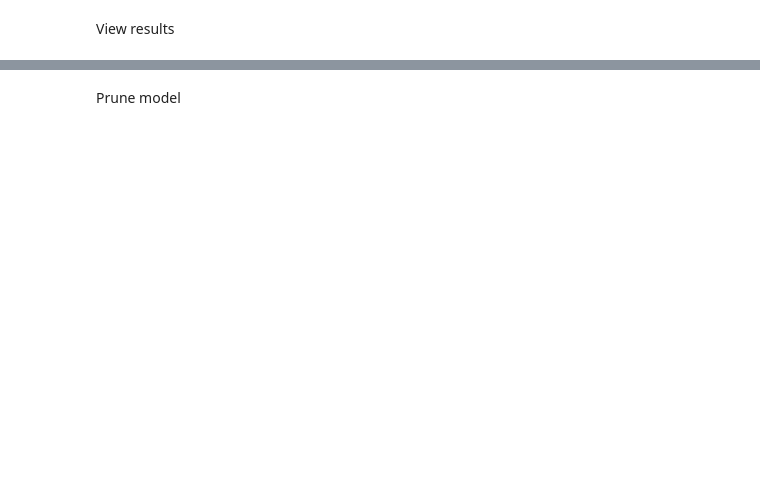
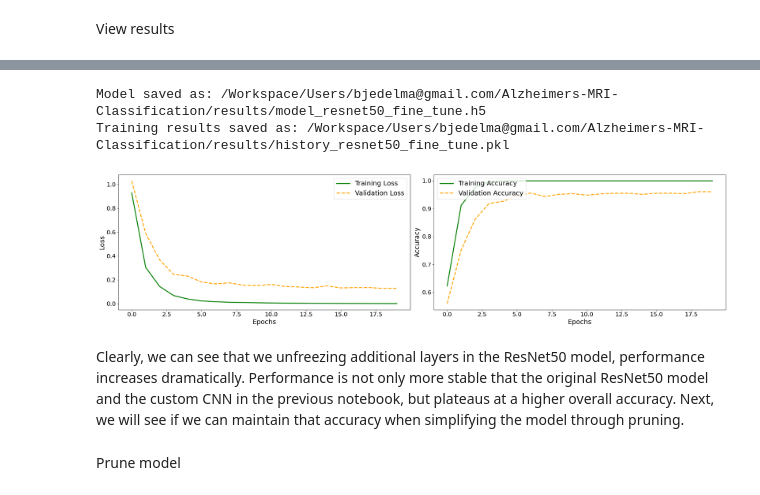
Before and after one commit to BradleyEdelman/Alzheimers-MRI-Classification, a Jupyter notebook: notebooks/03_ResNet50_transfer_learning.ipynb, the cells around one changed output, grey strips where cells are left out. Cells and saved outputs as stored; diff of their text form; code cells hidden in the pictures; blank space fills up the shorter version.

Commit message:
cleaning and re-running notebooks, better s3 saving

```diff
--- a/notebooks/03_ResNet50_transfer_learning.ipynb
+++ b/notebooks/03_ResNet50_transfer_learning.ipynb
@@ -311,2 +258,24 @@ com.databricks.backend.common.rpc.CommandCancelledException
+# %%
+# Save model and history files
+bucket_name="databricks-workspace-stack-brad-personal-bucket"
+s3_file_path='AD_MRI_classification/results/model_resnet50_fine_tune.h5'
+save_model_s3(model, bucket_name, s3_file_path, dbutils)
+
+bucket_name="databricks-workspace-stack-brad-personal-bucket"
+s3_file_path='AD_MRI_classification/results/history_resnet50_fine_tune.pkl'
+save_pickle_s3(history, bucket_name, s3_file_path, dbutils)
+# %% [output]
+Model saved as: /Workspace/Users/bjedelma@gmail.com/Alzheimers-MRI-Classification/results/model_resnet50_fine_tune.h5
+Training results saved as: /Workspace/Users/bjedelma@gmail.com/Alzheimers-MRI-Classification/results/history_resnet50_fine_tune.pkl
+# %%
+bucket_name="databricks-workspace-stack-brad-personal-bucket"
+s3_file_name='AD_MRI_classification/results/history_resnet50_fine_tune.pkl'
+history = load_pickle_s3(bucket_name, s3_file_name, dbutils)
+
+visualize_training(history)
+# %% [output]
+[figure, added]
+# %% [markdown]
+Clearly, we can see that we unfreezing additional layers in the ResNet50 model, performance increases dramatically. Performance is not only more stable that the original ResNet50 model and the custom CNN in the previous notebook, but plateaus at a higher overall accuracy. Next, we will see if we can maintain that accuracy when simplifying the model through pruning.
 # %% [markdown]
 Prune model
```
Also changed, not shown: parts of 20 cells of this notebook, 5 other files.
